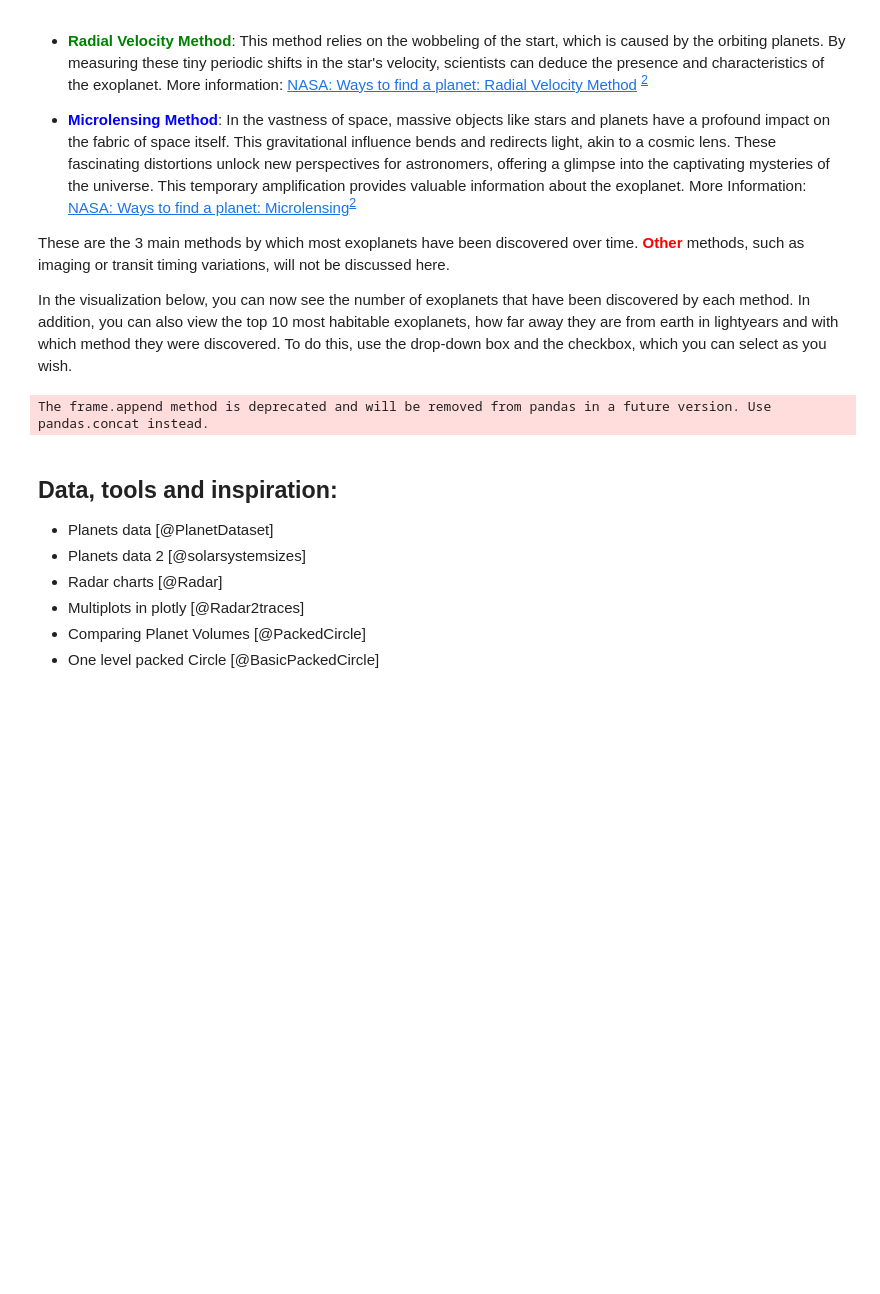
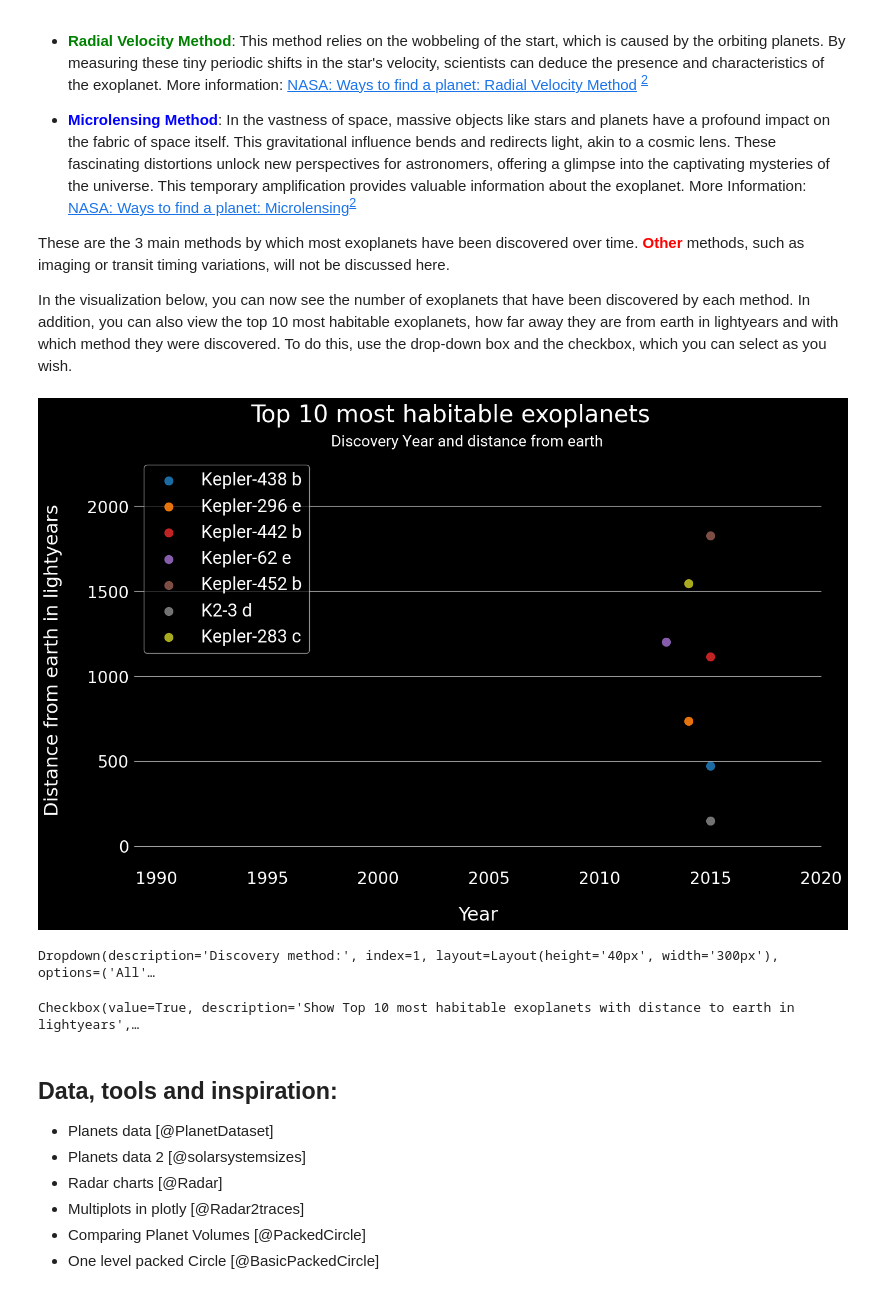
Before and after one commit to javihslu/dviz_project, a Jupyter notebook: solar_system/curiosities.ipynb, the cells around one changed output. Saved outputs shown, nothing was run; the diff lists cells and outputs as text; code cells hidden in the pictures; blank space fills up the shorter version.

```diff
--- a/solar_system/curiosities.ipynb
+++ b/solar_system/curiosities.ipynb
@@ -46,7 +46,7 @@ distances_planets_ls = planets['Distance from Sun (10^6 km)'] * pow(10,9) / cons
 
 #Load the data for the exoplanets
 data_path = './data/nasa_exoplanets_2.csv'
-df = pd.read_csv(data_path)
+df_1 = pd.read_csv(data_path)
 # %% [markdown]
 ## A world of extremes
 # %% [markdown]
@@ -403,8 +403,8 @@ def extract_numeric_mass(string):
 
 
 # Apply the function and generate 2 new columns with numeric value (numeric_mass) and string (factor_planet_mass)
-df['factor_planet_mass'] = df['planet_mass'].apply(extract_factor)
-df['numeric_mass'] = df['planet_mass'].apply(extract_numeric_mass)
+df_1['factor_planet_mass'] = df_1['planet_mass'].apply(extract_factor)
+df_1['numeric_mass'] = df_1['planet_mass'].apply(extract_numeric_mass)
 
 
 # Same for the column planet_radius
@@ -427,19 +427,19 @@ def extract_numeric_radius(string):
 
 
 # Apply the function and generate 2 new columns with numeric value (numeric_radius) and string (factor_planet_radius)
-df['factor_planet_radius'] = df['planet_radius'].apply(extract_factor_radius)
-df['numeric_radius'] = df['planet_radius'].apply(extract_numeric_radius)
+df_1['factor_planet_radius'] = df_1['planet_radius'].apply(extract_factor_radius)
+df_1['numeric_radius'] = df_1['planet_radius'].apply(extract_numeric_radius)
 
 
 # Change data with Jupyter to Earth (x11 times for the radius and x318 times for the mass) so we can compare each datapoint with the same planet_factor
-df.loc[df['factor_planet_radius'] == 'x Jupiter', 'numeric_radius'] = df.loc[df['factor_planet_radius'] == 'x Jupiter', 'numeric_radius'] * 11
-df.loc[df['factor_planet_radius'] == 'x Jupiter', 'factor_planet_radius'] = 'x Earth'
-df.loc[df['factor_planet_mass'] == 'Jupiters', 'numeric_mass'] = df.loc[df['factor_planet_mass'] == 'Jupiters', 'numeric_mass'] * 318
-df.loc[df['factor_planet_mass'] == 'Jupiters', 'factor_planet_mass'] = 'Earths'
+df_1.loc[df_1['factor_planet_radius'] == 'x Jupiter', 'numeric_radius'] = df_1.loc[df_1['factor_planet_radius'] == 'x Jupiter', 'numeric_radius'] * 11
+df_1.loc[df_1['factor_planet_radius'] == 'x Jupiter', 'factor_planet_radius'] = 'x Earth'
+df_1.loc[df_1['factor_planet_mass'] == 'Jupiters', 'numeric_mass'] = df_1.loc[df_1['factor_planet_mass'] == 'Jupiters', 'numeric_mass'] * 318
+df_1.loc[df_1['factor_planet_mass'] == 'Jupiters', 'factor_planet_mass'] = 'Earths'
 
 
 # Only numerical Values for the orbital_radius in a new column orbital_radius_AU
-df['orbital_radius_AU'] = df['orbital_radius'].str.extract(r'(\d+\.\d+)')
+df_1['orbital_radius_AU'] = df_1['orbital_radius'].str.extract(r'(\d+\.\d+)')
 
 
 # We need to prepare the data for the orbital_period and calculate the cells in years to days so we can compare them
@@ -463,7 +463,7 @@ def convert_orbital_unit(value, period):
     else:
         return np.nan
 
-df['orbital_period_numeric_days'] = df['orbital_period'].apply(convert_orbital_period)
+df_1['orbital_period_numeric_days'] = df_1['orbital_period'].apply(convert_orbital_period)
 
 #We need to add another row for the earth and all other planets in our solarsystem for comparison
 planet_data = [
@@ -640,6 +640,4 @@ planet_data = [
 ]
 new_data_df = pd.DataFrame(planet_data)
 
-df = df.append(planet_data, ignore_index=True)
+df_1 = pd.concat([df_1, new_data_df], ignore_index=True)
-# %% [output]
-The frame.append method is deprecated and will be removed from pandas in a future version. Use pandas.concat instead.
@@ -646,3 +791,24 @@ The frame.append method is deprecated and will be removed from pandas in a futur
+# %%
+#First vizualization with cumulated exoplanet on the y-axis and the year on the x-axis. Filters enabled and
+#distinction in colors between the discovery methods.
+df_cumulative = preprocess_data(df_1)
+
+dropdown = widgets.Dropdown(options=['All', 'Transit', 'Microlensing', 'Radial Velocity', 'Others'],
+                           value='All',
+                           description='Discovery method:',
+                           layout=widgets.Layout(width='300px', height='40px'),
+                           style={'description_width': 'initial', 'button_width': '200px'})
+checkbox = widgets.Checkbox(value=False, description='Show Top 10 most habitable exoplanets with distance to earth in lightyears',
+                            indent=False, layout=Layout(width='auto'))
+
+dropdown.observe(dropdown_eventhandler, names='value')
+checkbox.observe(checkbox_eventhandler, names='value')
+
+update_plot(dropdown.value, checkbox.value)
+# %% [output]
+[figure, added]
+Dropdown(description='Discovery method:', index=1, layout=Layout(height='40px', width='300px'), options=('All'…
+Checkbox(value=True, description='Show Top 10 most habitable exoplanets with distance to earth in lightyears',…
 # %% [markdown]
 ## Data, tools and inspiration:
 - Planets data [@PlanetDataset]
```
Also changed, not shown: parts of 3 cells of this notebook, 1 other file.
